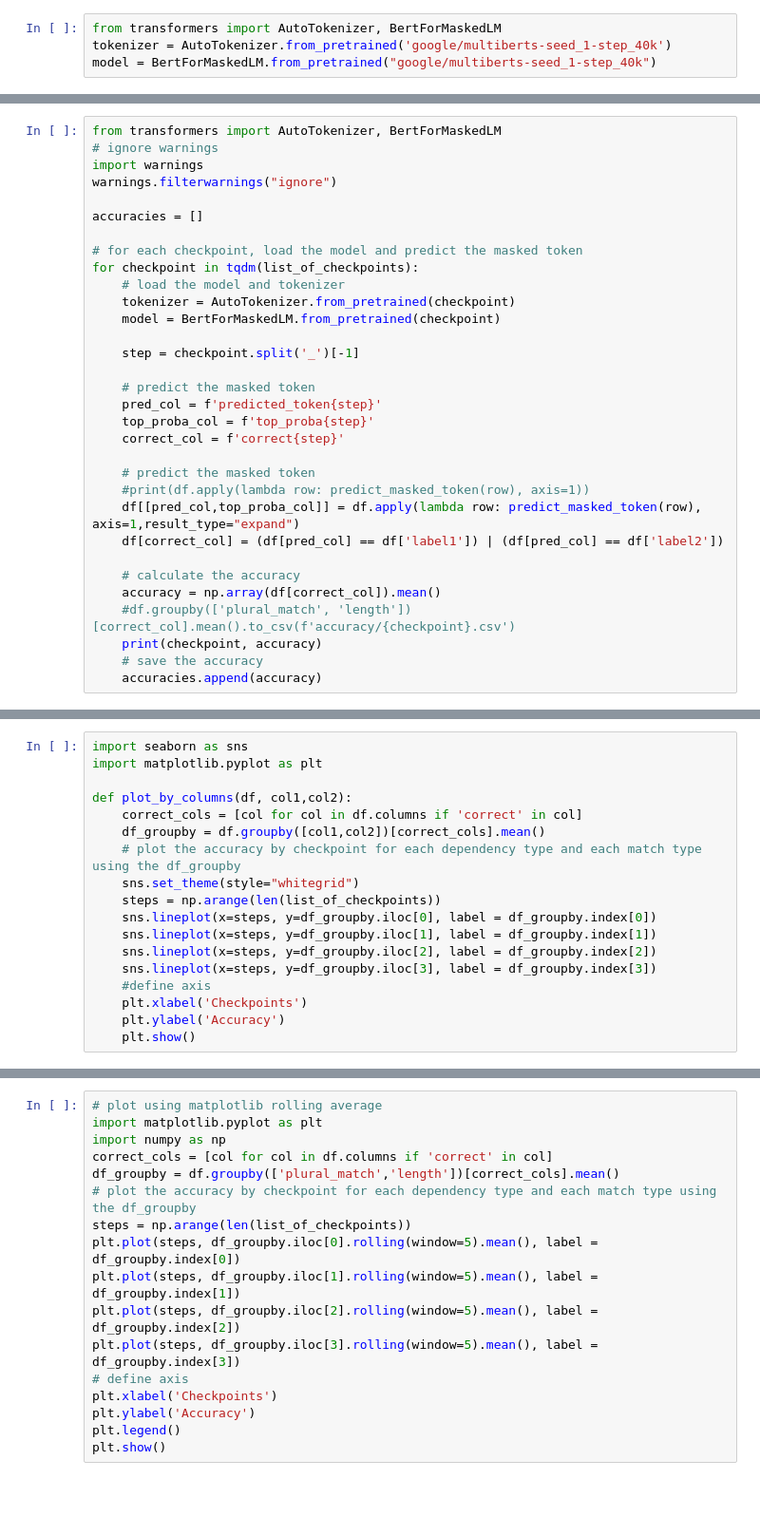
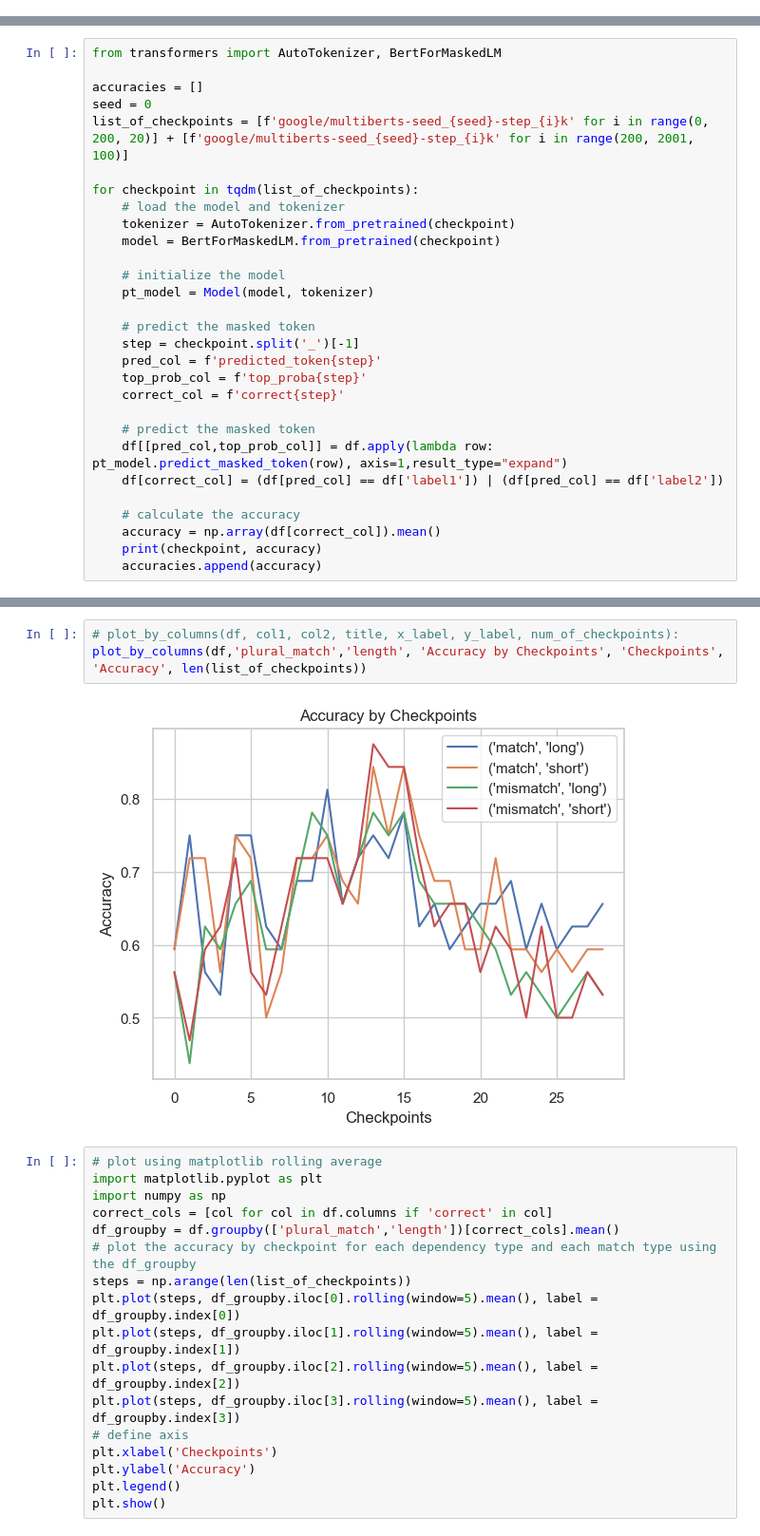
Before and after one commit to yaaras/CognitiveSkills, a Jupyter notebook: eval_multibert.ipynb, the cells around one changed output, grey strips where cells are left out. Shown: that part at 95% size. Saved outputs shown, nothing was run; the diff lists cells and outputs as text; blank space fills up the shorter version.

Commit message:
add functions to eval multibert

```diff
--- a/eval_multibert.ipynb
+++ b/eval_multibert.ipynb
@@ -12,4 +14,0 @@ from transformers import AutoTokenizer, BertForMaskedLM
-# %%
-from transformers import AutoTokenizer, BertForMaskedLM
-tokenizer = AutoTokenizer.from_pretrained('google/multiberts-seed_1-step_40k')
-model = BertForMaskedLM.from_pretrained("google/multiberts-seed_1-step_40k")
@@ -99,33 +38,30 @@ df
 # %%
 from transformers import AutoTokenizer, BertForMaskedLM
-# ignore warnings
-import warnings
-warnings.filterwarnings("ignore")
 
 accuracies = []
+seed = 0
+list_of_checkpoints = [f'google/multiberts-seed_{seed}-step_{i}k' for i in range(0, 200, 20)] + [f'google/multiberts-seed_{seed}-step_{i}k' for i in range(200, 2001, 100)]
 
-# for each checkpoint, load the model and predict the masked token
 for checkpoint in tqdm(list_of_checkpoints):
     # load the model and tokenizer
     tokenizer = AutoTokenizer.from_pretrained(checkpoint)
     model = BertForMaskedLM.from_pretrained(checkpoint)
 
-    step = checkpoint.split('_')[-1]
+    # initialize the model
+    pt_model = Model(model, tokenizer)
 
     # predict the masked token
+    step = checkpoint.split('_')[-1]
     pred_col = f'predicted_token{step}'
-    top_proba_col = f'top_proba{step}'
+    top_prob_col = f'top_proba{step}'
     correct_col = f'correct{step}'
 
     # predict the masked token
-    #print(df.apply(lambda row: predict_masked_token(row), axis=1))
-    df[[pred_col,top_proba_col]] = df.apply(lambda row: predict_masked_token(row), axis=1,result_type="expand")
+    df[[pred_col,top_prob_col]] = df.apply(lambda row: pt_model.predict_masked_token(row), axis=1,result_type="expand")
     df[correct_col] = (df[pred_col] == df['label1']) | (df[pred_col] == df['label2'])
 
     # calculate the accuracy
     accuracy = np.array(df[correct_col]).mean()
-    #df.groupby(['plural_match', 'length'])[correct_col].mean().to_csv(f'accuracy/{checkpoint}.csv')
     print(checkpoint, accuracy)
-    # save the accuracy
     accuracies.append(accuracy)
 # %% [output]
@@ -156,19 +92 @@ google/multiberts-seed_1-step_100k 0.5625
 ... (46 outputs left out)
-# %%
-import seaborn as sns
-import matplotlib.pyplot as plt
-
-def plot_by_columns(df, col1,col2):
-    correct_cols = [col for col in df.columns if 'correct' in col]
-    df_groupby = df.groupby([col1,col2])[correct_cols].mean()
-    # plot the accuracy by checkpoint for each dependency type and each match type using the df_groupby
-    sns.set_theme(style="whitegrid")
-    steps = np.arange(len(list_of_checkpoints))
-    sns.lineplot(x=steps, y=df_groupby.iloc[0], label = df_groupby.index[0])
-    sns.lineplot(x=steps, y=df_groupby.iloc[1], label = df_groupby.index[1])
-    sns.lineplot(x=steps, y=df_groupby.iloc[2], label = df_groupby.index[2])
-    sns.lineplot(x=steps, y=df_groupby.iloc[3], label = df_groupby.index[3])
-    #define axis
-    plt.xlabel('Checkpoints')
-    plt.ylabel('Accuracy')
-    plt.show()
@@ -180,3 +93,8 @@ plot_by_columns(df,'plural_match','length')
+# %%
+# plot_by_columns(df, col1, col2, title, x_label, y_label, num_of_checkpoints):
+plot_by_columns(df,'plural_match','length', 'Accuracy by Checkpoints', 'Checkpoints', 'Accuracy', len(list_of_checkpoints))
+# %% [output]
+[figure, added]
 # %%
 # plot using matplotlib rolling average
 import matplotlib.pyplot as plt
```
Also changed, not shown: parts of 14 cells of this notebook, 8 other files.
